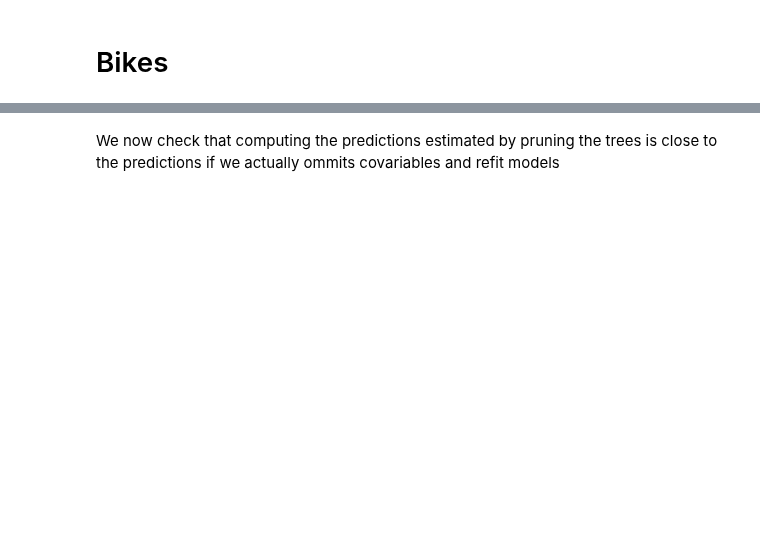
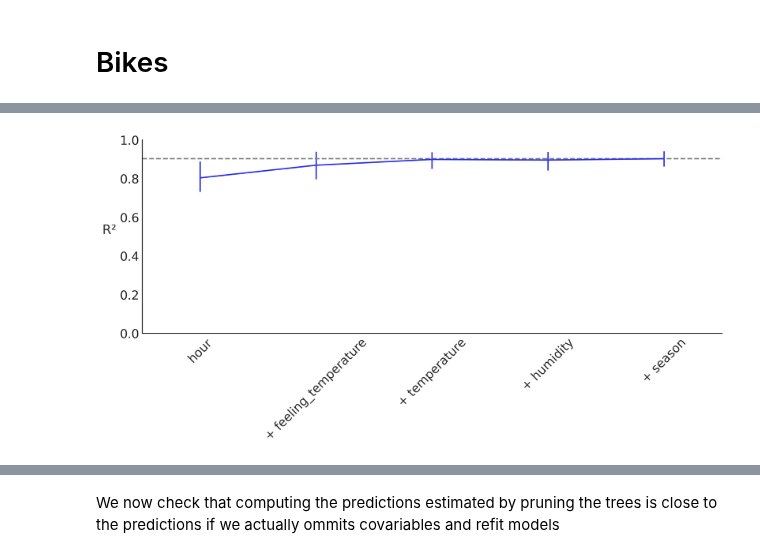
Before and after one commit to Grupo-de-modelado-probabilista/BART, a Jupyter notebook: variable_selection/Bikes.ipynb, the cells around one changed output, grey strips where cells are left out. Saved outputs shown, nothing was run; the diff lists cells and outputs as text; code cells hidden in the pictures; blank space fills up the shorter version.

```diff
--- a/variable_selection/Bikes.ipynb
+++ b/variable_selection/Bikes.ipynb
@@ -14,9 +15,9 @@ rng = np.random.RandomState(RANDOM_SEED)
 az.style.use("arviz-white")
 plt.rcParams["figure.dpi"] = 300
 # %%
-bikes = pd.read_csv("bikes.csv")
+# We keep every 50th row
+bikes = pd.read_csv("bikes_full.csv")[::50]
 
-X = bikes[["hour", "temperature", "humidity", "windspeed"]]
-Y = bikes["count"]
-
-ordered_var_names = ["hour", "temperature", "humidity", "windspeed"]
+Y = bikes.pop("count")
+# FIXME this should be just X = bikes
+X = bikes[["hour", "temperature", "humidity", "season", "feeling_temperature"]]
@@ -22,0 +26,7 @@ ordered_var_names = ["hour", "temperature", "humidity", "windspeed"]
+# %%
+with pm.Model() as model:
+    α = pm.Exponential("α", 0.1)
+    μ_ = pmb.BART("μ_", X, np.log(Y), m=50)
+    μ = pm.Deterministic("μ", np.exp(μ_))
+    y = pm.NegativeBinomial("y", mu=μ, alpha=α, observed=Y)
+    idata = pm.sample(chains=4, random_seed=RANDOM_SEED, compute_convergence_checks=False)
@@ -22,0 +40,4 @@ ordered_var_names = ["hour", "temperature", "humidity", "windspeed"]
+# %%
+indices_vi, _ = pmb.utils.plot_variable_importance(idata, μ_, X, method="VI", xlabel_angle=45, figsize=(10, 5), random_seed=RANDOM_SEED)
+# %% [output]
+[figure, added]
```
Also changed, not shown: parts of 20 cells of this notebook, 4 other files.
